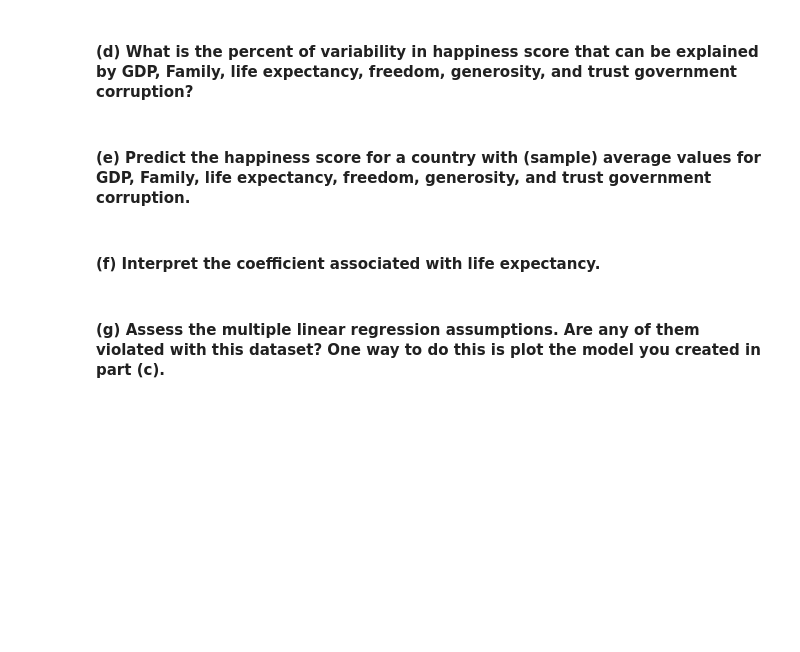
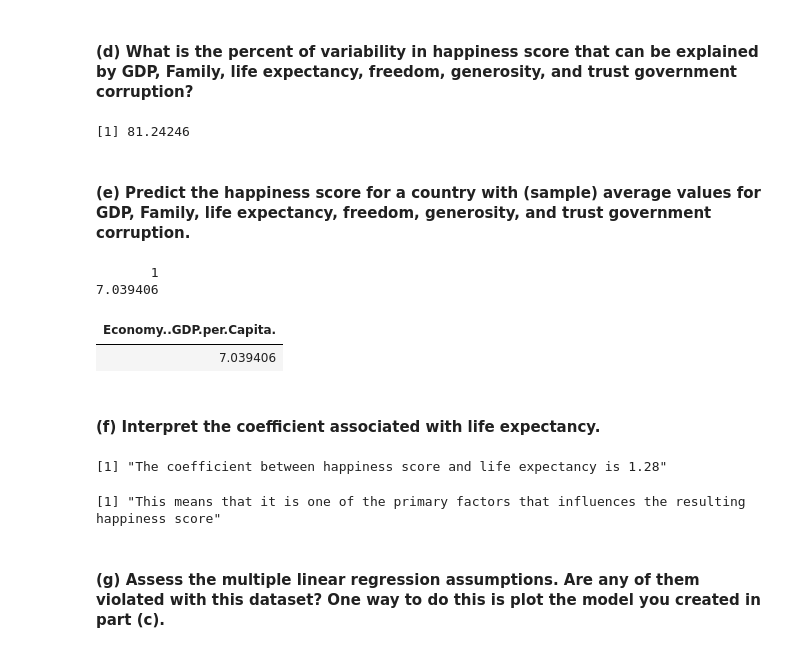
Before and after one commit to BDesBrisay/appm4570, a Jupyter notebook: finalProject/APPM4570-Project-Sp2018.ipynb, the cells around one changed output. Cells and saved outputs as stored; diff of their text form; code cells hidden in the pictures; blank space fills up the shorter version.

```diff
--- a/finalProject/APPM4570-Project-Sp2018.ipynb
+++ b/finalProject/APPM4570-Project-Sp2018.ipynb
@@ -154,8 +227,41 @@ Each variable measured reveals a populated-weighted average score on a scale run
 # %% [markdown]
 #### (d) What is the percent of variability in happiness score that can be explained by GDP, Family, life expectancy, freedom, generosity, and trust government corruption?
+# %%
+summary(lmod)$r.squared * 100
+# %% [output]
+[1] 81.24246
 # %% [markdown]
 #### (e) Predict the happiness score for a country with (sample) average values for GDP, Family, life expectancy, freedom, generosity, and trust government corruption.
+# %%
+Economy..GDP.per.Capita. = c(1.405)
+Family = c(1.548)
+Health..Life.Expectancy. = c(0.816)
+Freedom = c(0.614)
+Generosity = c(0.5)
+Trust..Government.Corruption. = c(0.382)
+sampleDF = data.frame(cbind(Economy..GDP.per.Capita., Family, Health..Life.Expectancy., Freedom, Generosity, Trust..Government.Corruption.))
+
+predict(lmod, sampleDF)
+
+value = summary(lmod)$coefficients[1,1]
+
+for (i in c(1:6)) {
+    value = value + (summary(lmod)$coefficients[i+1,1] * sampleDF[i])
+}
+
+value
+# %% [output]
+       1
+7.039406
+| Economy..GDP.per.Capita. |
+| 7.039406 |
 # %% [markdown]
 #### (f) Interpret the coefficient associated with life expectancy.
+# %%
+"The coefficient between happiness score and life expectancy is 1.28"
+"This means that it is one of the primary factors that influences the resulting happiness score"
+# %% [output]
+[1] "The coefficient between happiness score and life expectancy is 1.28"
+[1] "This means that it is one of the primary factors that influences the resulting happiness score"
 # %% [markdown]
 #### (g) Assess the multiple linear regression assumptions. Are any of them violated with this dataset? One way to do this is plot the model you created in part (c).
```
Also changed, not shown: parts of 11 cells of this notebook.
